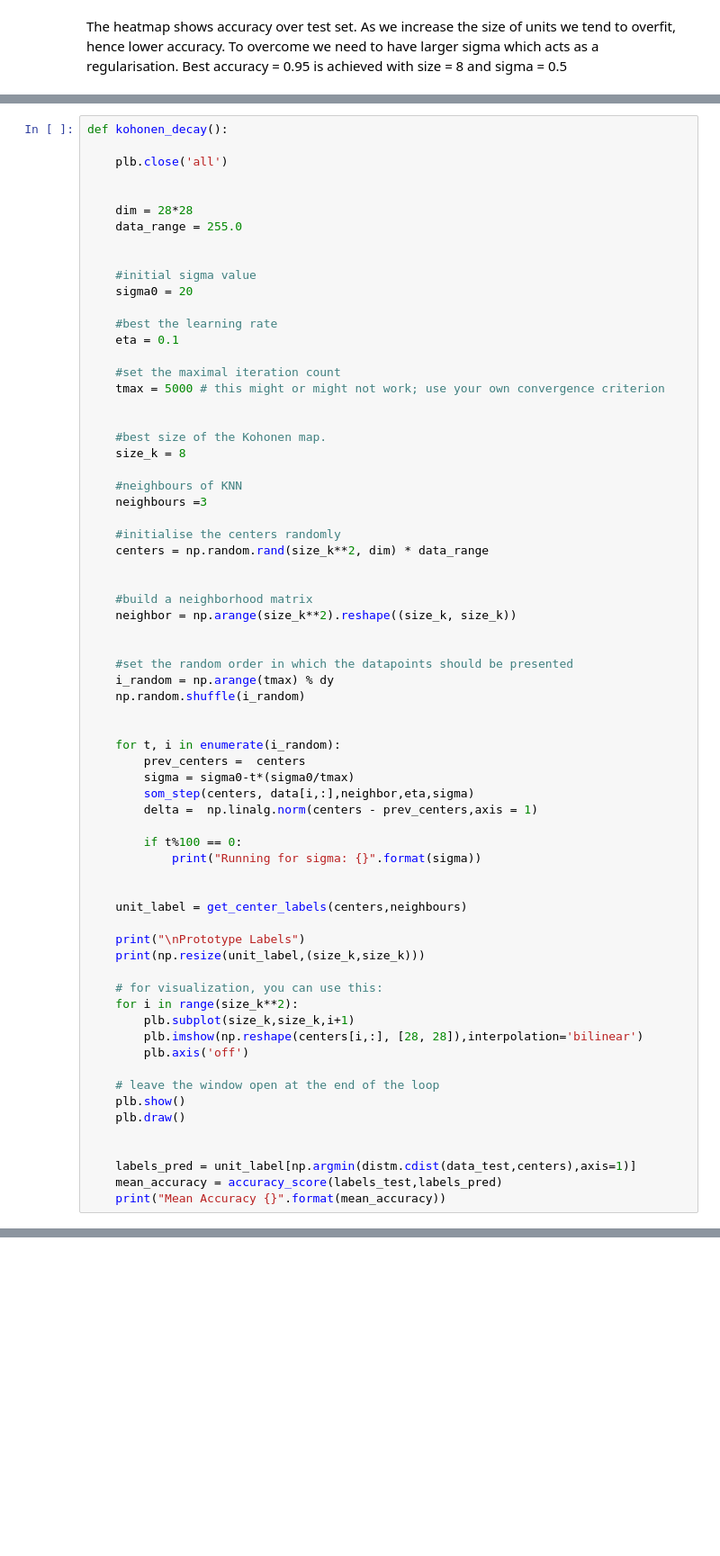
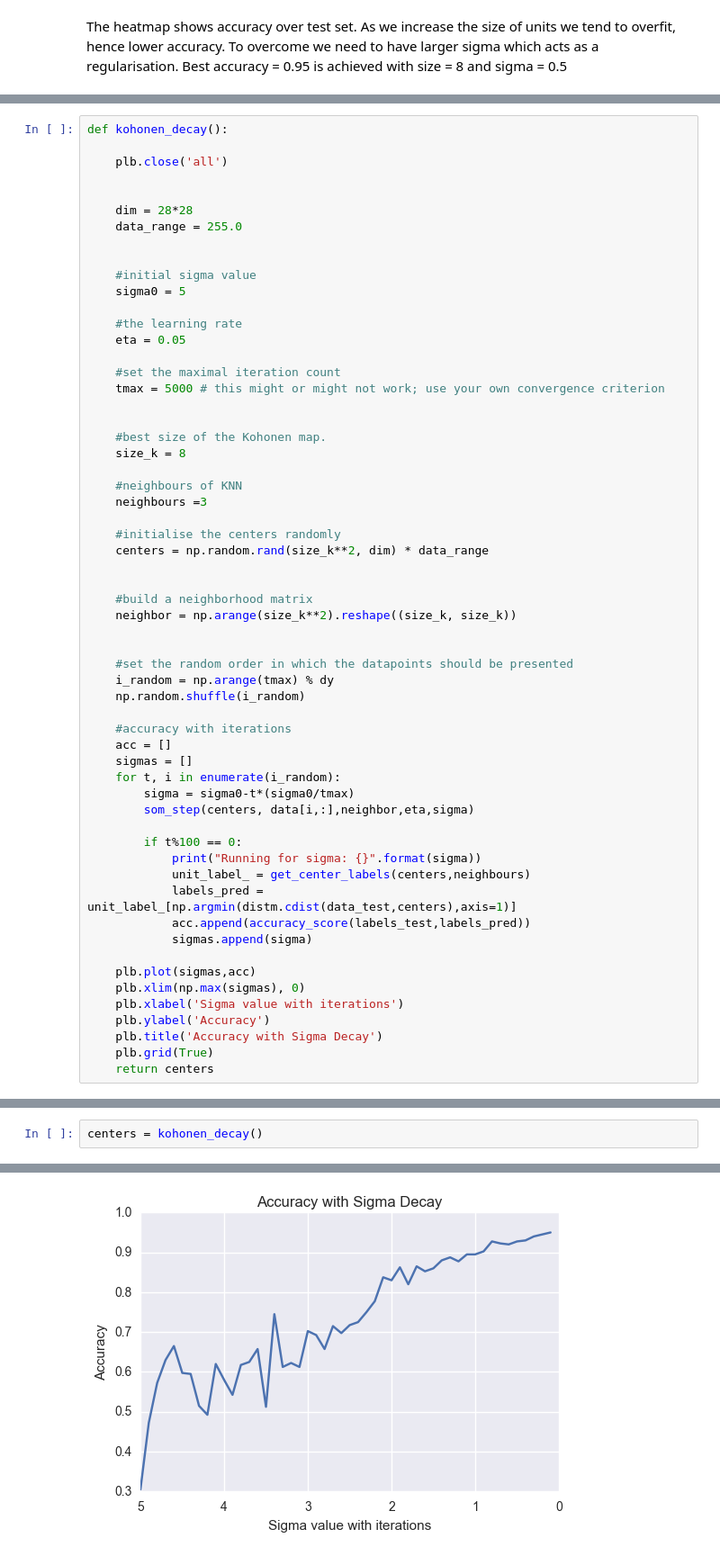
Before and after one commit to DunaiFuentes/unsupNN, a Jupyter notebook: MiniProject_Kohonen_clustering_Original.ipynb, the cells around one changed output, grey strips where cells are left out. Shown at 90% size. Drawn from its saved outputs; the diff is of its cells as text; blank space fills up the shorter version.

Commit message:
added the sigma decay plot

```diff
--- a/MiniProject_Kohonen_clustering_Original.ipynb
+++ b/MiniProject_Kohonen_clustering_Original.ipynb
@@ -383,10 +383,10 @@ def kohonen_decay():
 
 
     #initial sigma value
-    sigma0 = 20
+    sigma0 = 5
 
-    #best the learning rate
-    eta = 0.1
+    #the learning rate
+    eta = 0.05
 
     #set the maximal iteration count
     tmax = 5000 # this might or might not work; use your own convergence criterion
@@ -410,33 +410,24 @@ def kohonen_decay():
     i_random = np.arange(tmax) % dy
     np.random.shuffle(i_random)
 
-
+    #accuracy with iterations
+    acc = []
+    sigmas = []
     for t, i in enumerate(i_random):
-        prev_centers =  centers
         sigma = sigma0-t*(sigma0/tmax)
         som_step(centers, data[i,:],neighbor,eta,sigma)
-        delta =  np.linalg.norm(centers - prev_centers,axis = 1)
 
         if t%100 == 0:
             print("Running for sigma: {}".format(sigma))
+            unit_label_ = get_center_labels(centers,neighbours)
+            labels_pred = unit_label_[np.argmin(distm.cdist(data_test,centers),axis=1)]
+            acc.append(accuracy_score(labels_test,labels_pred))
+            sigmas.append(sigma)
 
-
-    unit_label = get_center_labels(centers,neighbours)
-
-    print("\nPrototype Labels")
-    print(np.resize(unit_label,(size_k,size_k)))
-
-    # for visualization, you can use this:
-    for i in range(size_k**2):
-        plb.subplot(size_k,size_k,i+1)
-        plb.imshow(np.reshape(centers[i,:], [28, 28]),interpolation='bilinear')
-        plb.axis('off')
-
-    # leave the window open at the end of the loop
-    plb.show()
-    plb.draw()
-
-
-    labels_pred = unit_label[np.argmin(distm.cdist(data_test,centers),axis=1)]
-    mean_accuracy = accuracy_score(labels_test,labels_pred)
-    print("Mean Accuracy {}".format(mean_accuracy))
+    plb.plot(sigmas,acc)
+    plb.xlim(np.max(sigmas), 0)
+    plb.xlabel('Sigma value with iterations')
+    plb.ylabel('Accuracy')
+    plb.title('Accuracy with Sigma Decay')
+    plb.grid(True)
+    return centers
@@ -467,0 +436,3 @@ Mean Accuracy 0.93
+# %%
+centers = kohonen_decay()
+# %% [output]
@@ -467,0 +456 @@ Mean Accuracy 0.93
+[figure, added]
```
Also changed, not shown: parts of 7 cells of this notebook.
